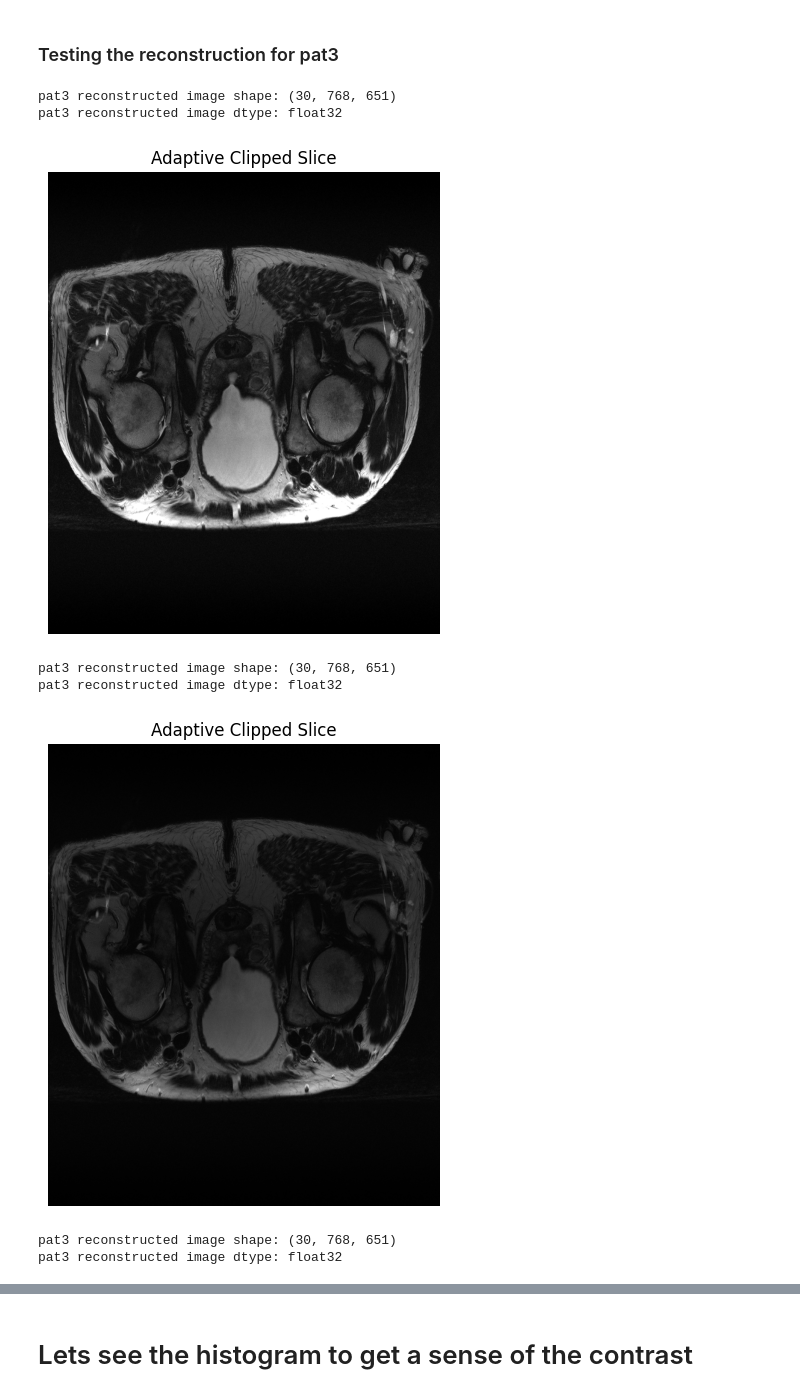
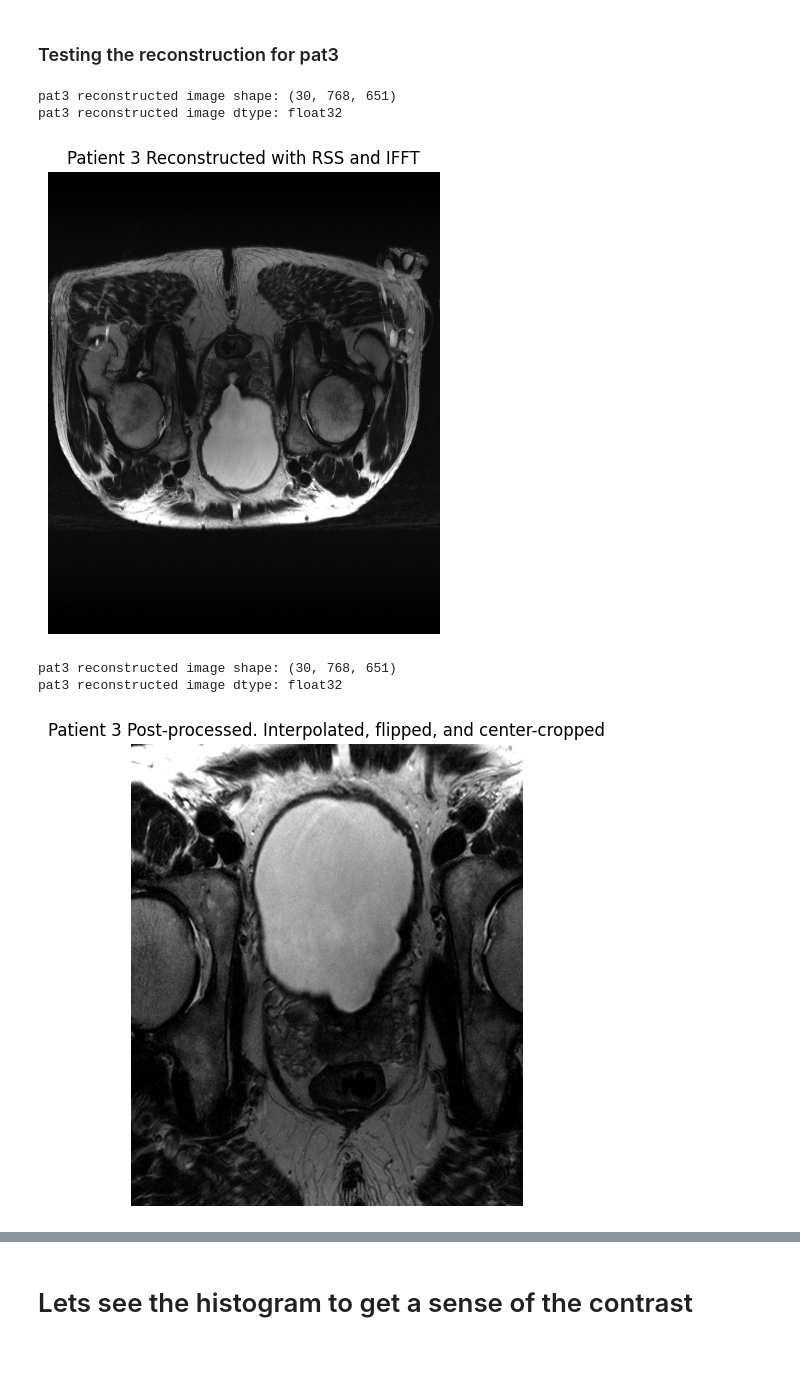
Before and after one commit to Quintin1995/Uncertainty-Quantification-Prostate-MRI, a Jupyter notebook: scripts/03_UQ_test.ipynb, the cells around one changed output, grey strips where cells are left out. Saved outputs shown, nothing was run; the diff lists cells and outputs as text; code cells hidden in the pictures; blank space fills up the shorter version.

```diff
--- a/scripts/03_UQ_test.ipynb
+++ b/scripts/03_UQ_test.ipynb
@@ -152,7 +152,7 @@ def combine_coils_rss(img_data: np.ndarray) -> np.ndarray:
     return combined_img
 
 
-def reconstruct_image(kspace_data: np.ndarray) -> np.ndarray:
+def reconstruct_image_RSS(kspace_data: np.ndarray) -> np.ndarray:
     """
     Reconstruct an image from the provided k-space data.
 
@@ -229,36 +229,6 @@ def adaptive_clip(
         # Now in [0, 1], but still same shape
 
     return clipped_image
-
-
-def visualize_slice(image_3d: np.ndarray, slice_idx: int = None, do_adaptive_clip: bool = False, perc_clip=(1.0, 99.0)) -> None:
-    """
-    Visualize one slice of a 3D image volume with adaptive clipping.
-    """
-
-    assert isinstance(image_3d, np.ndarray), "image_3d must be a numpy array"
-    assert image_3d.ndim in [2, 3], "image_3d must be 2D or 3D"
-
-    print("pat3 reconstructed image shape:", image_3d.shape)
-    print("pat3 reconstructed image dtype:", image_3d.dtype)
-
-    # Optionally pick a slice
-    if image_3d.ndim == 3:
-        if slice_idx is None:
-            slice_idx = image_3d.shape[0] // 2  # middle slice
-        slice_data = image_3d[slice_idx]
-    else:
-        # If it's 2D already
-        slice_data = image_3d
-
-    if do_adaptive_clip:
-        slice_data = adaptive_clip(slice_data, perc_clip[0], perc_clip[1], do_normalize=True)
-
-    plt.figure(figsize=(6,6))
-    plt.imshow(slice_data, cmap='gray')
-    plt.title("Adaptive Clipped Slice")
-    plt.axis('off')
-    plt.show()
 # %% [markdown]
 # Define Post-Processing so that the Reconstruction looks like the dicom
 # %%
@@ -401,18 +435,16 @@ def post_process_3d_image(image_3d: np.ndarray) -> np.ndarray:
 ### Testing the reconstruction for pat3
 # %%
 # Reconstruct with RSS and IFFT
-pat3_recon_full = reconstruct_image(pat3["combined_kspace"])
-visualize_slice(image_3d=pat3_recon_full, do_adaptive_clip=True)
+pat3_recon_full = reconstruct_image_RSS(pat3["combined_kspace"])
+visualize_slice(image_3d=pat3_recon_full, do_adaptive_clip=True, title = "Patient 3 Reconstructed with RSS and IFFT")
 
 # Post-process with interpolation, flip, and center-crop
 pat3_recon_post = post_process_3d_image(pat3_recon_full)
-visualize_slice(image_3d=pat3_recon_post, do_adaptive_clip=True, perc_clip=(2.0, 98.0))
+visualize_slice(image_3d=pat3_recon_post, do_adaptive_clip=True, perc_clip=(2.0, 98.0), title = "Patient 3 Post-processed. Interpolated, flipped, and center-cropped")
 # %% [output]
 pat3 reconstructed image shape: (30, 768, 651)
 pat3 reconstructed image dtype: float32
-[figure, old version]
+[figure, new version]
 pat3 reconstructed image shape: (30, 768, 651)
 pat3 reconstructed image dtype: float32
-[figure, old version]
+[figure, new version]
-pat3 reconstructed image shape: (30, 768, 651)
-pat3 reconstructed image dtype: float32
```
Also changed, not shown: parts of 16 cells of this notebook.
